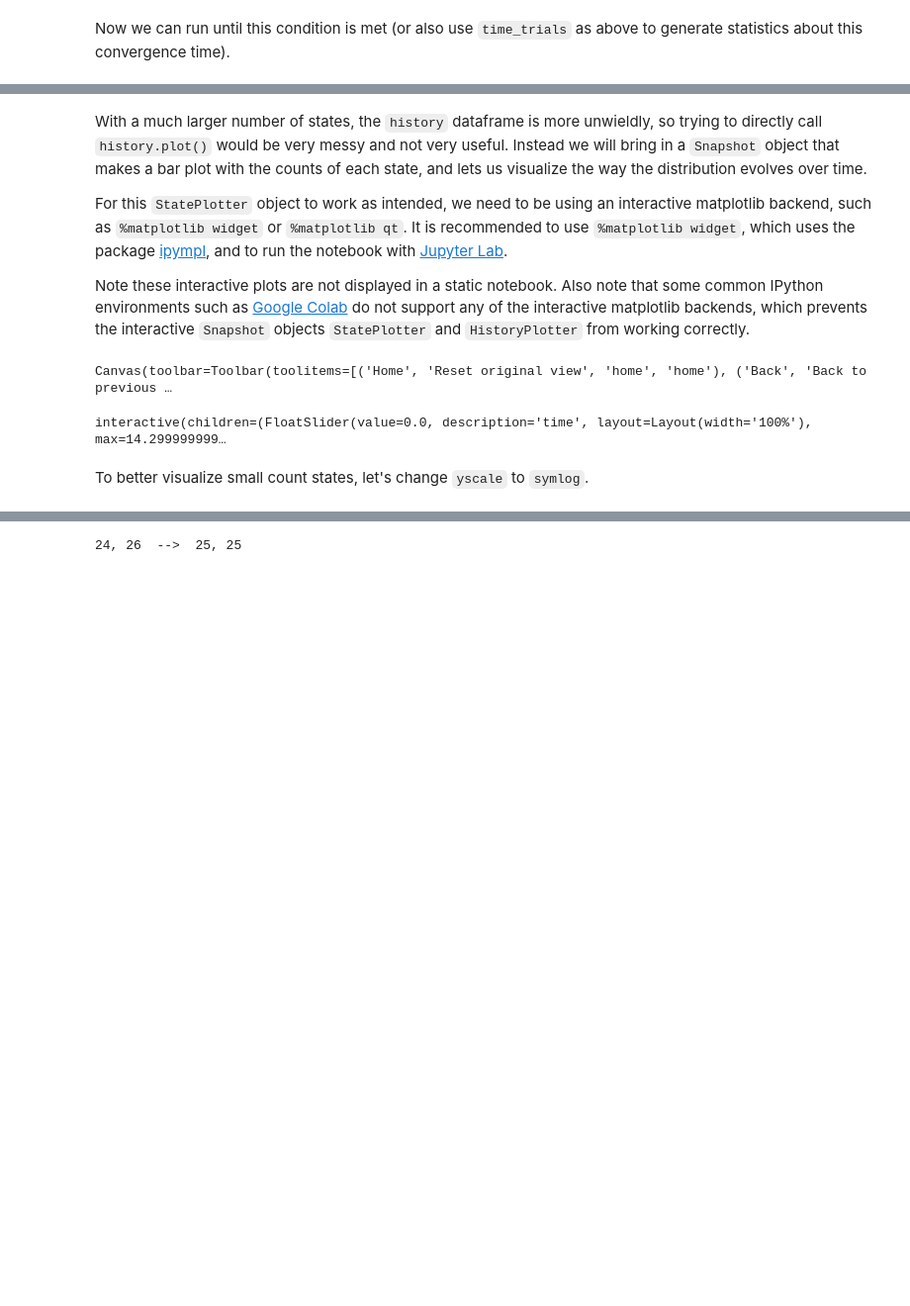
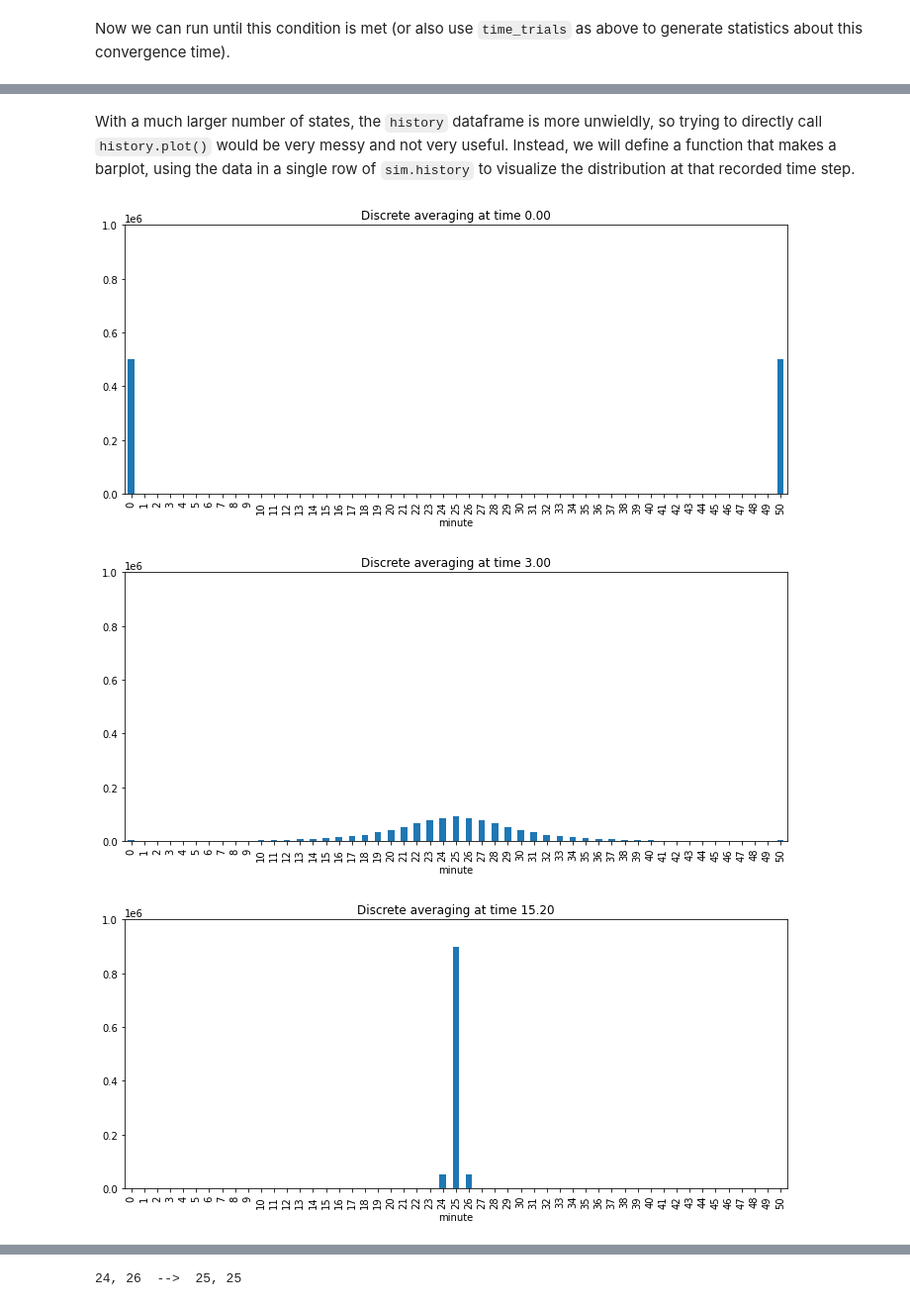
Before and after one commit to UC-Davis-molecular-computing/ppsim, a Jupyter notebook: README.ipynb, the cells around one changed output, grey strips where cells are left out. Shown at 99% size. Drawn from its saved outputs; the diff is of its cells as text; code cells hidden in the pictures; blank space fills up the shorter version.

```diff
--- a/README.ipynb
+++ b/README.ipynb
@@ -196,20 +195,0 @@ sim.history
-# %% [markdown]
-With a much larger number of states, the `history` dataframe is more unwieldly, so trying to directly call `history.plot()` would be very messy and not very useful.
-Instead we will bring in a `Snapshot` object that makes a bar plot with the counts of each state, and lets us visualize the way the distribution evolves over time.
-
-For this `StatePlotter` object to work as intended, we need to be using an interactive matplotlib backend, such as `%matplotlib widget` or `%matplotlib qt`. It is recommended to use `%matplotlib widget`, which uses the package [ipympl](https://github.com/matplotlib/ipympl), and to run the notebook with [Jupyter Lab](https://jupyterlab.readthedocs.io/en/stable/).
-
-Note these interactive plots are not displayed in a static notebook. Also note that some common IPython environments such as [Google Colab](https://colab.research.google.com/) do not support any of the interactive matplotlib backends, which prevents the interactive `Snapshot` objects `StatePlotter` and `HistoryPlotter` from working correctly.
-# %%
-# Requires ipympl package, can be installed from pip with pip install ipympl
-%matplotlib widget
-
-from ppsim import StatePlotter
-sp = StatePlotter(update_time=1)
-sim.add_snapshot(sp)
-sim.snapshot_slider('time')
-# %% [output]
-Canvas(toolbar=Toolbar(toolitems=[('Home', 'Reset original view', 'home', 'home'), ('Back', 'Back to previous …
-interactive(children=(FloatSlider(value=0.0, description='time', layout=Layout(width='100%'), max=14.299999999…
-# %% [markdown]
-To better visualize small count states, let's change `yscale` to `symlog`.
@@ -217,0 +196,17 @@ sp.ax.set_yscale('symlog')
+# %% [markdown]
+With a much larger number of states, the `history` dataframe is more unwieldly, so trying to directly call `history.plot()` would be very messy and not very useful. Instead, we will define a function that makes a barplot, using the data in a single row of `sim.history` to visualize the distribution at that recorded time step.
+# %%
+from matplotlib import pyplot as plt
+def plot_row(row):
+    fig, ax = plt.subplots(figsize=(12,5))
+    sim.history.iloc[row].plot(ax=ax, kind='bar',
+                              title=f'Discrete averaging at time {sim.history.index[row]:.2f}',
+                              xlabel='minute',
+                              ylim=(0,n))
+plot_row(0)
+plot_row(30)
+plot_row(-1)
+# %% [output]
+[figure, added]
+[figure, added]
+[figure, added]
```
Also changed, not shown: parts of 25 cells of this notebook, 2 other files.
